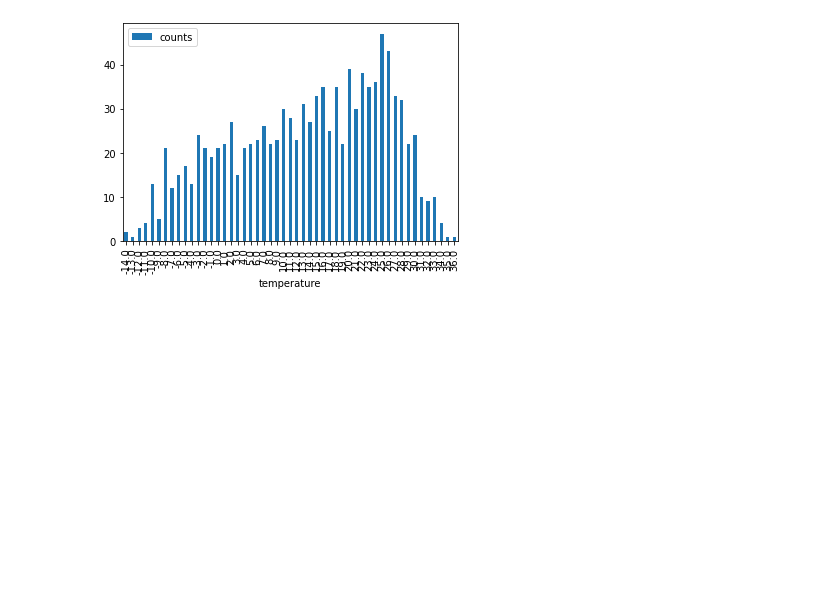
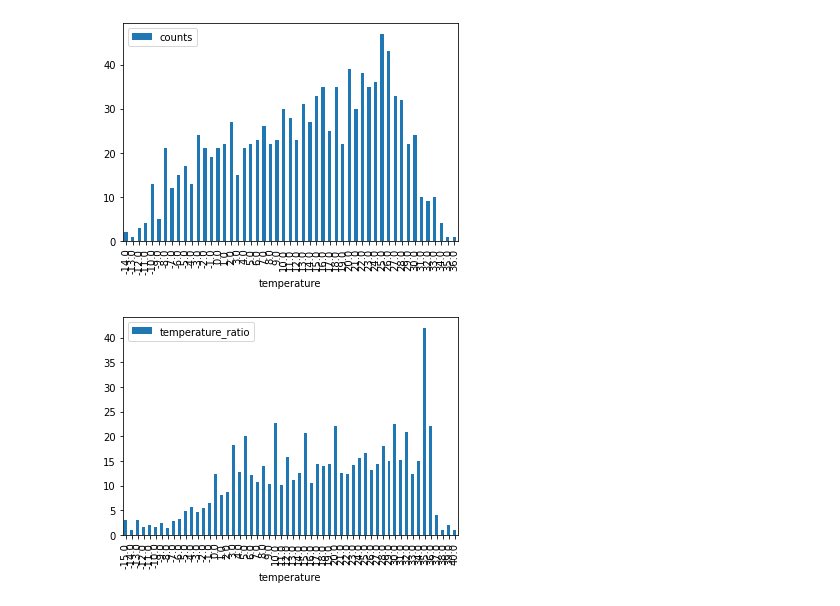
Before and after one commit to ConstructionSiteRisk2023/Preprocessor, a Jupyter notebook: temp3.ipynb, the cells around one changed output. Drawn from its saved outputs; the diff is of its cells as text; code cells hidden in the pictures; blank space fills up the shorter version.

Commit message:
temperature ratio

```diff
--- a/temp3.ipynb
+++ b/temp3.ipynb
@@ -54,11 +54,11 @@ plt.show()
 # %% [output]
 [figure]
 # %%
-temperature_ratio = data['온도'].round().value_counts().sort_index()
-temperature_ratio_list = temperature_ratio.index
+temperature_all = data['온도'].round().value_counts().sort_index()
+temperature_all_list = temperature_all.index
 
 
-for i in temperature_ratio_list:
+for i in temperature_all_list:
     if not i in list(temperature['temperature']):
 
         temperature =temperature.append({'temperature' : i, 'counts' : 1},ignore_index=True)
@@ -71,4 +71,10 @@ temperature = temperature.reset_index(drop=True)
 # temperature_ratio.plot(kind='bar',x='temperature',y='counts')
 # print("temp : ",row['온도']," counts :",temperature.loc[temperature['temperature'] == round(row['온도']), 'counts'].values[0])
 # %%
-for idx, row in temperature_ratio.iterrows():
+for idx, row in temperature.iterrows():
+    temperature.at[idx,'temperature_ratio'] = temperature_all[row['temperature']] / row['counts']
+# %%
+temperature.plot(kind='bar',x='temperature', y= 'temperature_ratio')
+plt.show()
+# %% [output]
+[figure, added]
```
Also changed, not shown: parts of 3 cells of this notebook.
